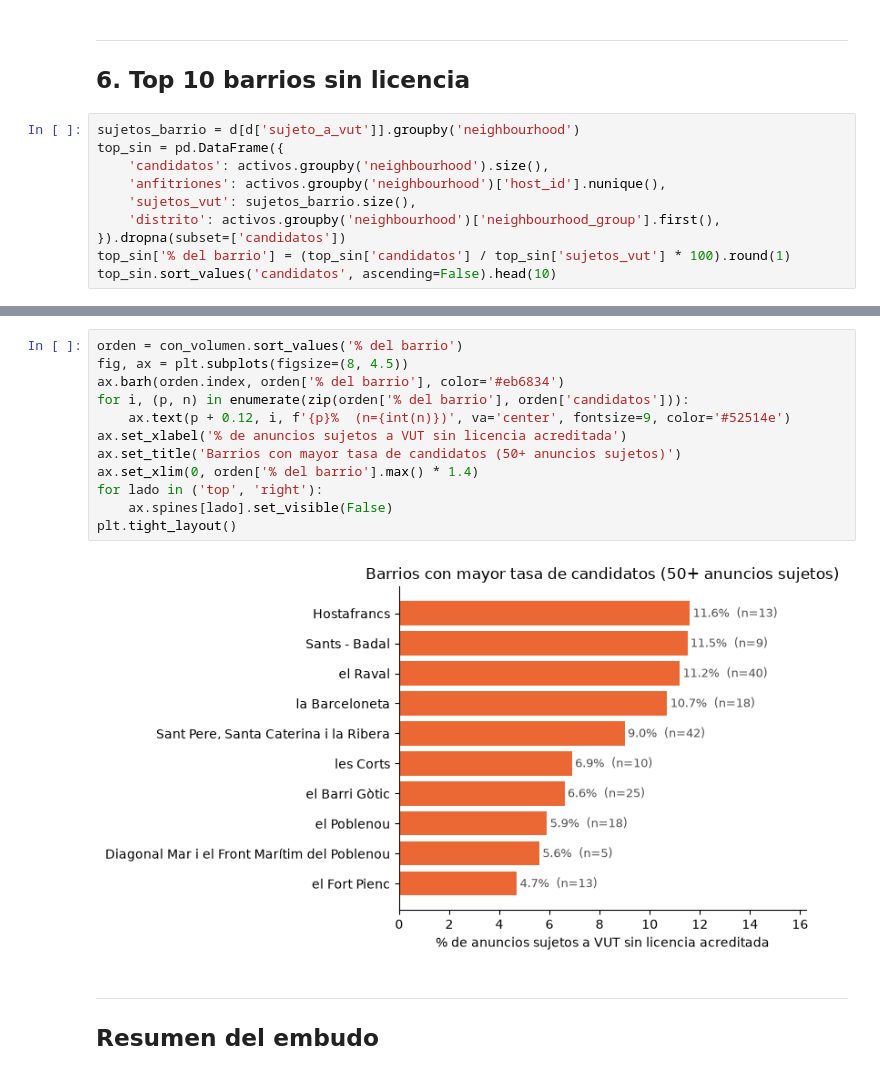
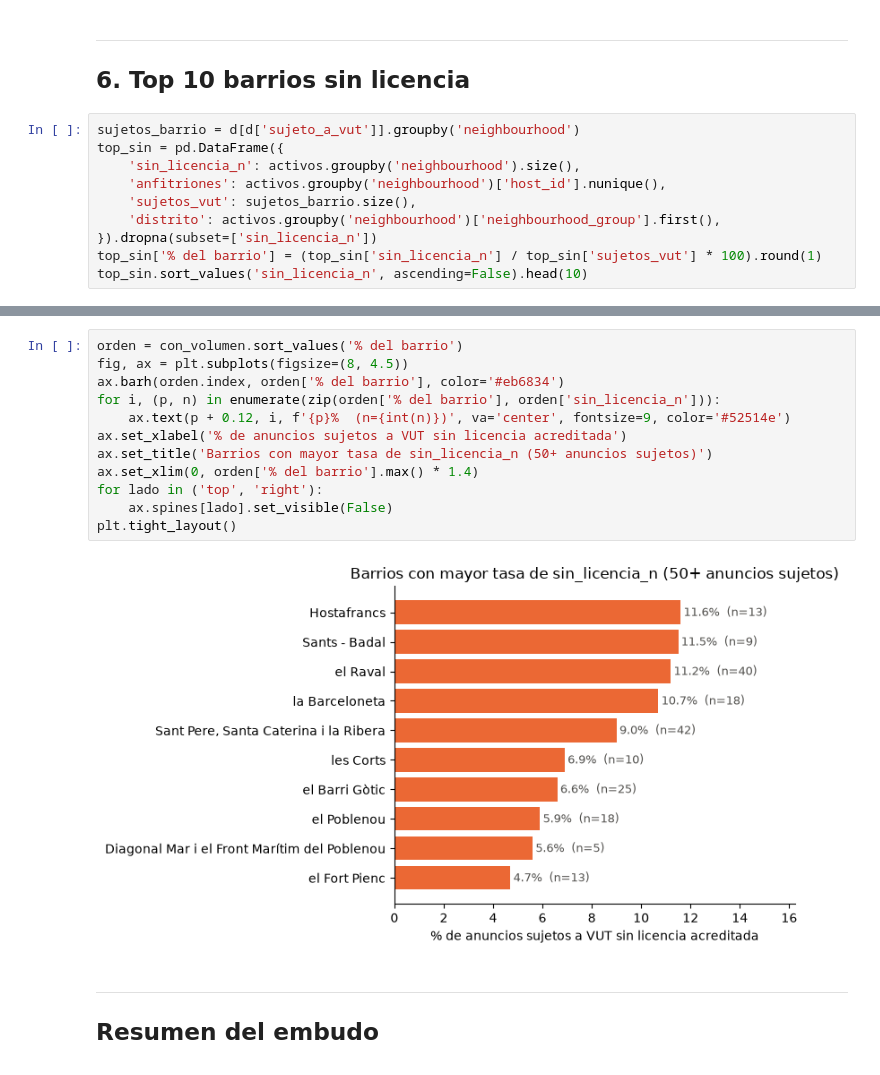
Before and after one commit to Ruthlessallen/Turismo-y-Barcelona, a Jupyter notebook: pipeline/notebooks/03_auditoria_licencias.ipynb, the cells around one changed output, grey strips where cells are left out. Drawn from its saved outputs; the diff is of its cells as text.

```diff
--- a/pipeline/notebooks/03_auditoria_licencias.ipynb
+++ b/pipeline/notebooks/03_auditoria_licencias.ipynb
@@ -398,11 +398,11 @@ Anuncios: 33  |  anfitriones: 24
 # %%
 sujetos_barrio = d[d['sujeto_a_vut']].groupby('neighbourhood')
 top_sin = pd.DataFrame({
-    'candidatos': activos.groupby('neighbourhood').size(),
+    'sin_licencia_n': activos.groupby('neighbourhood').size(),
     'anfitriones': activos.groupby('neighbourhood')['host_id'].nunique(),
     'sujetos_vut': sujetos_barrio.size(),
     'distrito': activos.groupby('neighbourhood')['neighbourhood_group'].first(),
-}).dropna(subset=['candidatos'])
-top_sin['% del barrio'] = (top_sin['candidatos'] / top_sin['sujetos_vut'] * 100).round(1)
-top_sin.sort_values('candidatos', ascending=False).head(10)
+}).dropna(subset=['sin_licencia_n'])
+top_sin['% del barrio'] = (top_sin['sin_licencia_n'] / top_sin['sujetos_vut'] * 100).round(1)
+top_sin.sort_values('sin_licencia_n', ascending=False).head(10)
 # %% [output]
@@ -441,17 +441,17 @@ Top 10 por TASA (solo barrios con 50+ anuncios sujetos a VUT, para que el % sign
 # %%
 orden = con_volumen.sort_values('% del barrio')
 fig, ax = plt.subplots(figsize=(8, 4.5))
 ax.barh(orden.index, orden['% del barrio'], color='#eb6834')
-for i, (p, n) in enumerate(zip(orden['% del barrio'], orden['candidatos'])):
+for i, (p, n) in enumerate(zip(orden['% del barrio'], orden['sin_licencia_n'])):
     ax.text(p + 0.12, i, f'{p}%  (n={int(n)})', va='center', fontsize=9, color='#52514e')
 ax.set_xlabel('% de anuncios sujetos a VUT sin licencia acreditada')
-ax.set_title('Barrios con mayor tasa de candidatos (50+ anuncios sujetos)')
+ax.set_title('Barrios con mayor tasa de sin_licencia_n (50+ anuncios sujetos)')
 ax.set_xlim(0, orden['% del barrio'].max() * 1.4)
 for lado in ('top', 'right'):
     ax.spines[lado].set_visible(False)
 plt.tight_layout()
 # %% [output]
-[figure, old version]
+[figure, new version]
 # %% [markdown]
 ---
 ## Resumen del embudo
```
Also changed, not shown: parts of 9 cells of this notebook, 17 other files.
